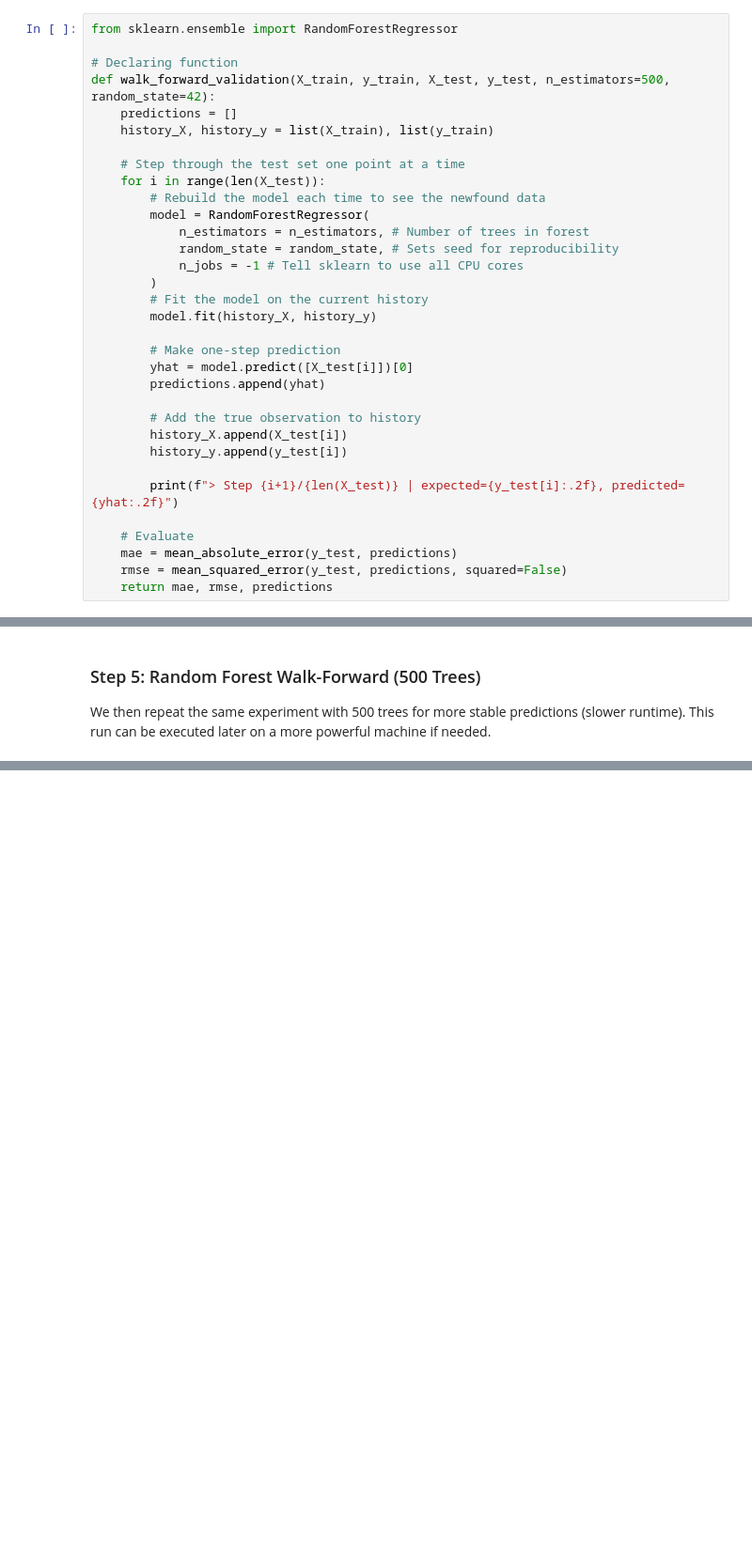
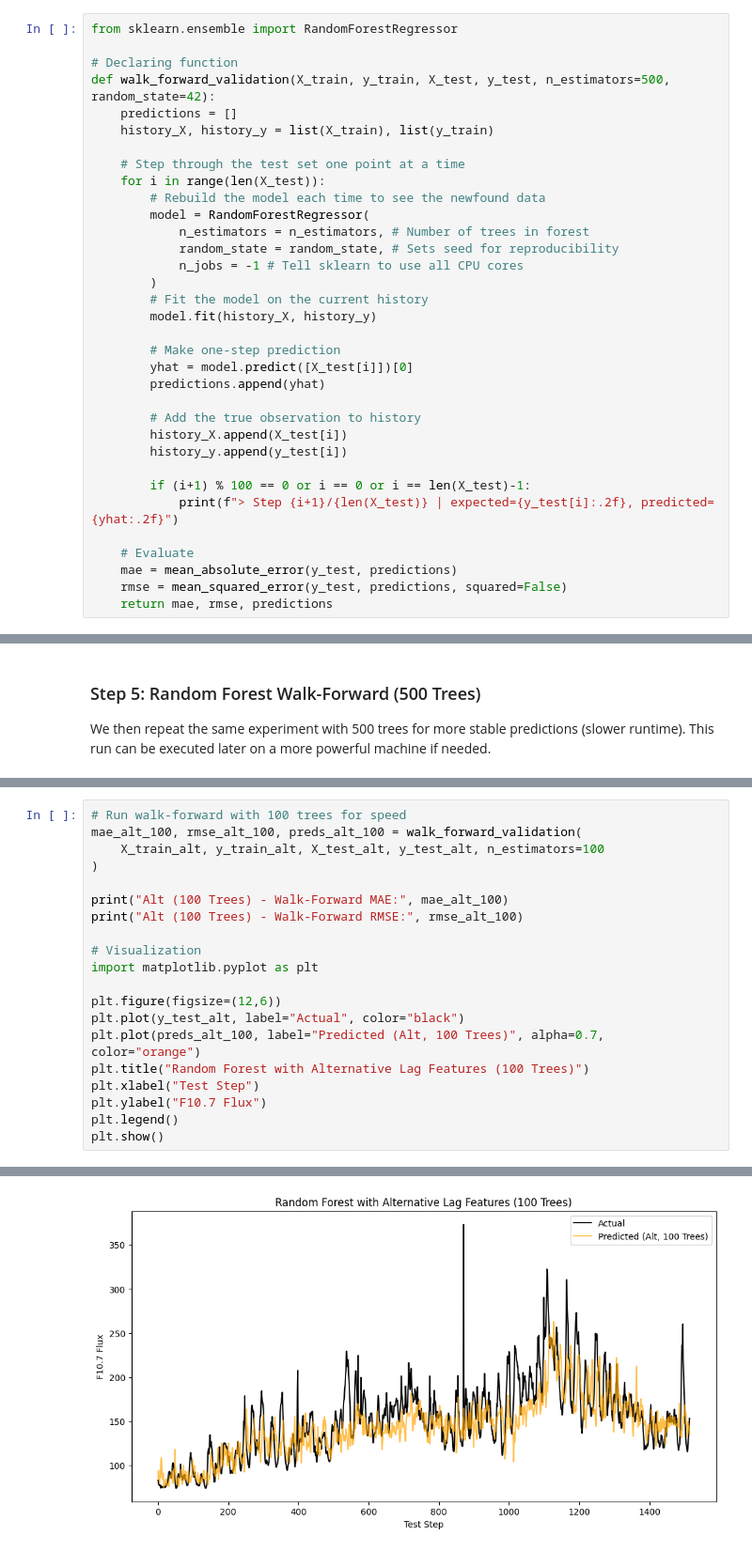
Before and after one commit to csula-aero-25-26/forecast-model, a Jupyter notebook: f107-baseline/baseline.ipynb, the cells around one changed output, grey strips where cells are left out. Shown at 94% size. Drawn from its saved outputs; the diff is of its cells as text; blank space fills up the shorter version.

Commit message:
Pushing last touches of random forest w/ walk-forward

```diff
--- a/f107-baseline/baseline.ipynb
+++ b/f107-baseline/baseline.ipynb
@@ -577,7 +577,8 @@ def walk_forward_validation(X_train, y_train, X_test, y_test, n_estimators=500,
         history_X.append(X_test[i])
         history_y.append(y_test[i])
 
-        print(f"> Step {i+1}/{len(X_test)} | expected={y_test[i]:.2f}, predicted={yhat:.2f}")
+        if (i+1) % 100 == 0 or i == 0 or i == len(X_test)-1:
+            print(f"> Step {i+1}/{len(X_test)} | expected={y_test[i]:.2f}, predicted={yhat:.2f}")
 
     # Evaluate
     mae = mean_absolute_error(y_test, predictions)
@@ -651,0 +679,21 @@ plt.show()
+# %%
+# Run walk-forward with 100 trees for speed
+mae_alt_100, rmse_alt_100, preds_alt_100 = walk_forward_validation(
+    X_train_alt, y_train_alt, X_test_alt, y_test_alt, n_estimators=100
+)
+
+print("Alt (100 Trees) - Walk-Forward MAE:", mae_alt_100)
+print("Alt (100 Trees) - Walk-Forward RMSE:", rmse_alt_100)
+
+# Visualization
+import matplotlib.pyplot as plt
+
+plt.figure(figsize=(12,6))
+plt.plot(y_test_alt, label="Actual", color="black")
+plt.plot(preds_alt_100, label="Predicted (Alt, 100 Trees)", alpha=0.7, color="orange")
+plt.title("Random Forest with Alternative Lag Features (100 Trees)")
+plt.xlabel("Test Step")
+plt.ylabel("F10.7 Flux")
+plt.legend()
+plt.show()
+# %% [output]
@@ -651,0 +719 @@ plt.show()
+[figure, added]
```
Also changed, not shown: parts of 8 cells of this notebook, 1 other file.
